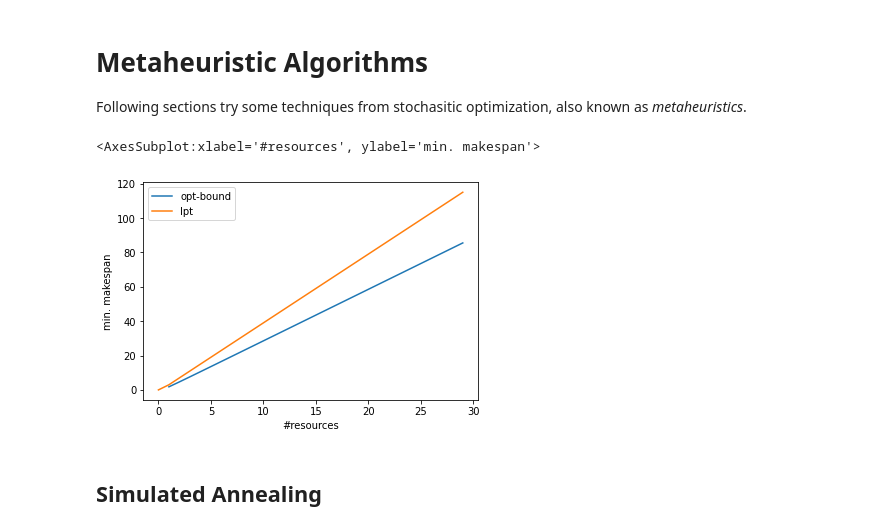
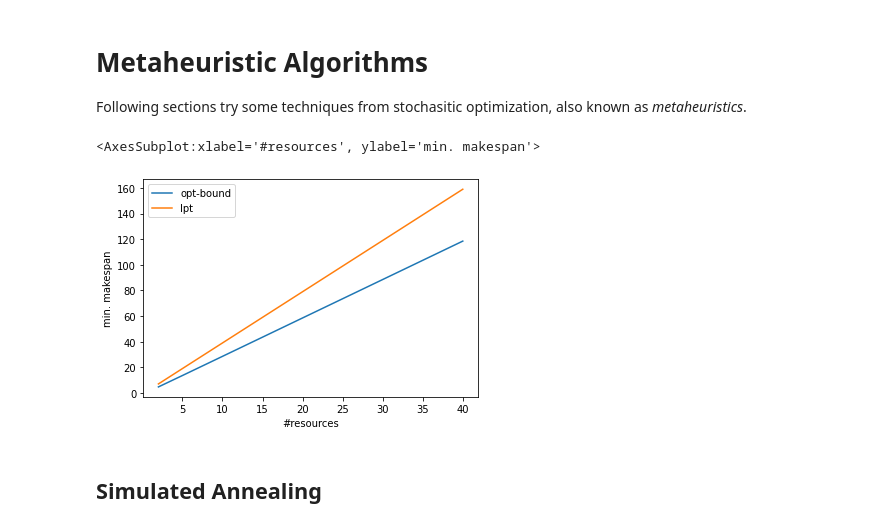
Before and after one commit to matyama/makespan-poc, a Jupyter notebook: notebooks/metaheuristics.ipynb, the cells around one changed output. Cells and saved outputs as stored; diff of their text form; code cells hidden in the pictures.

```diff
--- a/notebooks/metaheuristics.ipynb
+++ b/notebooks/metaheuristics.ipynb
@@ -16,21 +16,21 @@ import matplotlib.pyplot as plt
 from alg import *
 from utils import *
 # %%
-num_instances = 30
 num_trials = 5
 max_iters = 1000
 
-problem_instances = list(generate_subopt_instances(num_instances))
+resources = [2, *range(5, 45, 5)]
+problem_instances = [(R, suboptimal_instance(R)) for R in resources]
 
 def eval_lpt(R, p):
     _, m, r, = lpt(R, p)
     return m / r, m
 
-lpt_df = pd.DataFrame((eval_lpt(R, p) for R, p in problem_instances), columns=['opt-bound', 'lpt'])
+lpt_df = pd.DataFrame(data=(eval_lpt(R, p) for R, p in problem_instances), index=resources, columns=['opt-bound', 'lpt'])
 lpt_df.plot.line(xlabel='#resources', ylabel='min. makespan')
 # %% [output]
 <AxesSubplot:xlabel='#resources', ylabel='min. makespan'>
-[figure, old version]
+[figure, new version]
 # %% [markdown]
 ## Simulated Annealing
 # %% [markdown]
```
Also changed, not shown: parts of 12 cells of this notebook, 1 other file.
